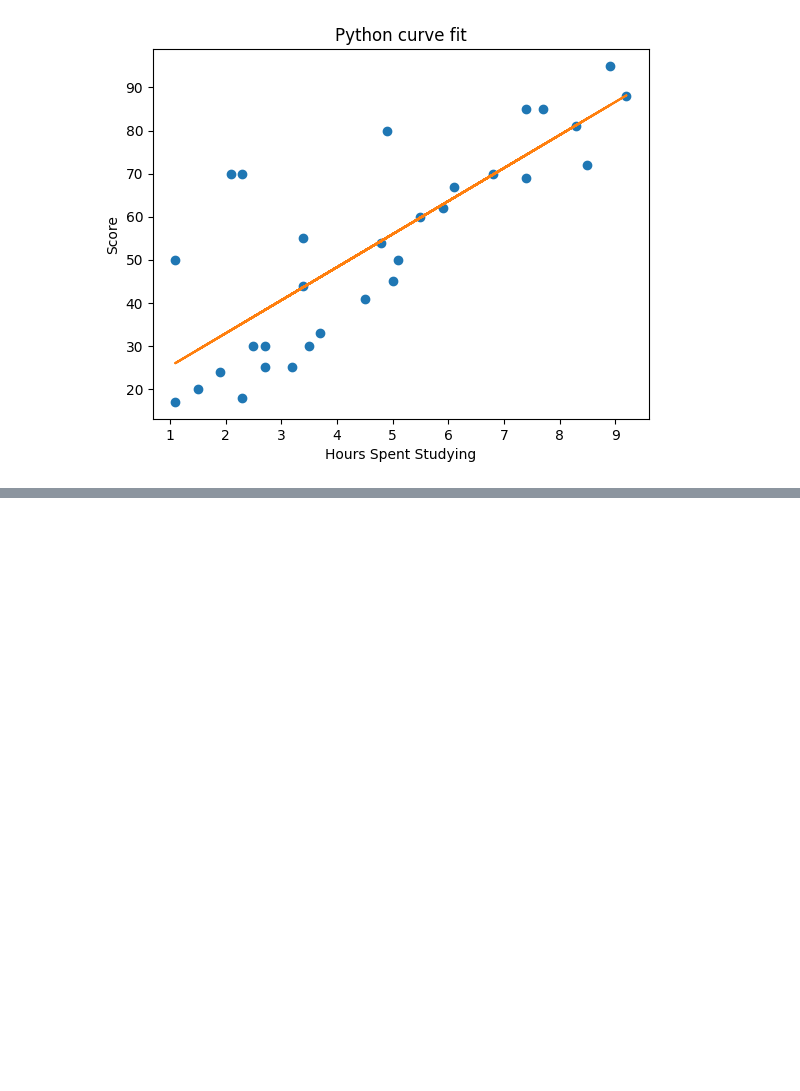
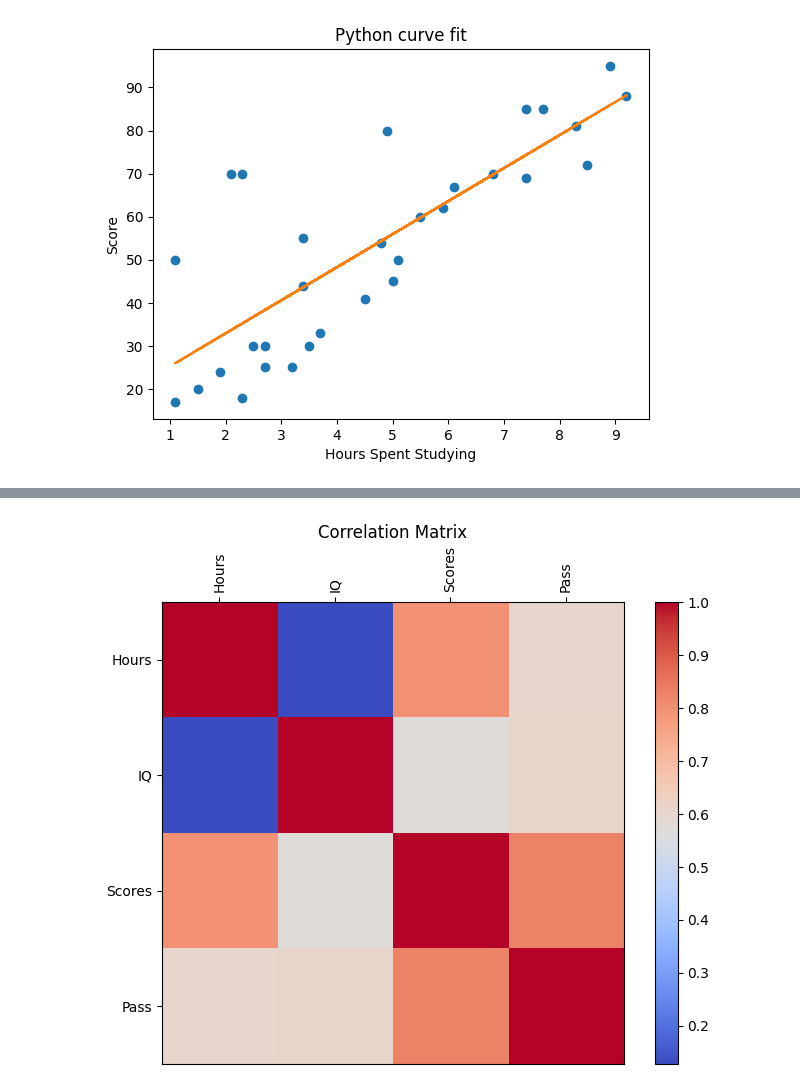
Before and after one commit to deninjo/Student-Score-Data, a Jupyter notebook: Studentscore.ipynb, the cells around one changed output, grey strips where cells are left out. Cells and saved outputs as stored; diff of their text form; code cells hidden in the pictures; blank space fills up the shorter version.

Commit message:
Updated comments and added correlation

```diff
--- a/Studentscore.ipynb
+++ b/Studentscore.ipynb
@@ -88,0 +124,16 @@ plt.show()
+# %%
+fig, ax = plt.subplots(figsize=(8, 6))
+im = ax.imshow(data.corr(), cmap='coolwarm')
+
+plt.colorbar(im)
+
+ax.set_xticks(range(len(data.columns)))
+ax.set_yticks(range(len(data.columns)))
+ax.set_xticklabels(data.columns, rotation='vertical')
+ax.xaxis.tick_top()
+ax.set_yticklabels(data.columns)
+plt.title('Correlation Matrix')
+
+plt.show()
+# %% [output]
+[figure, added]
```
Also changed, not shown: parts of 12 cells of this notebook.
